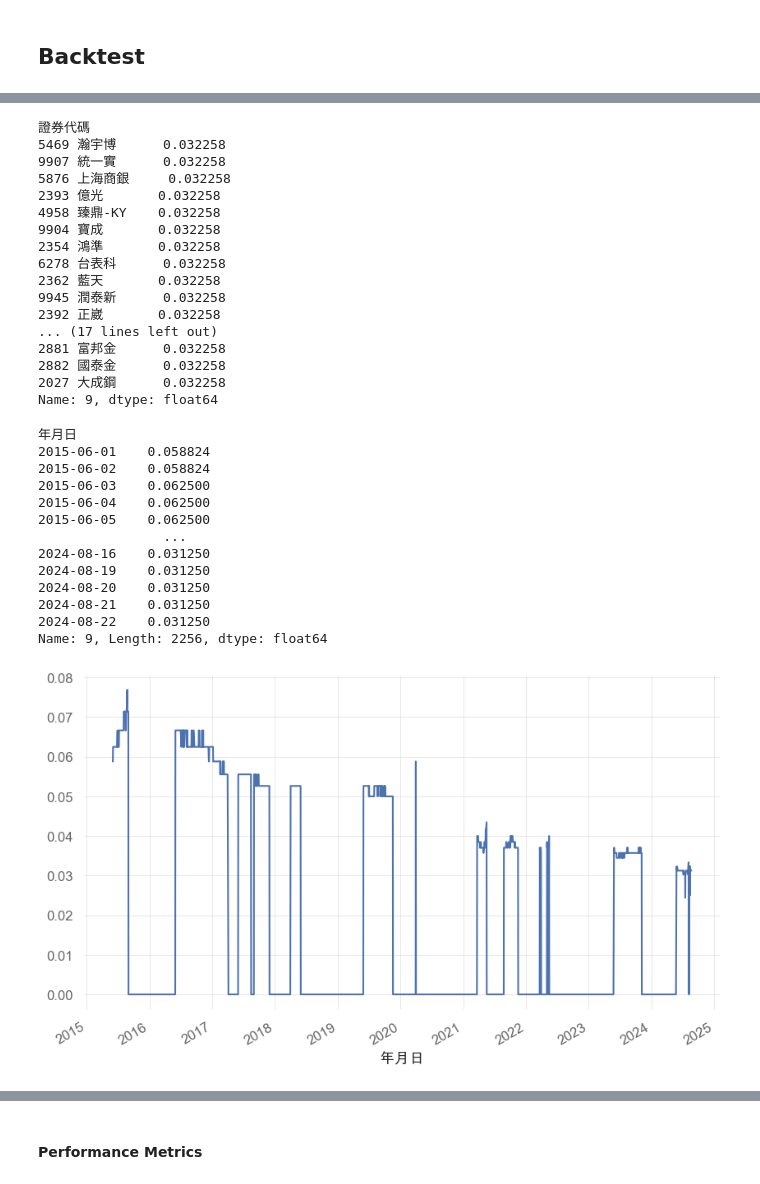
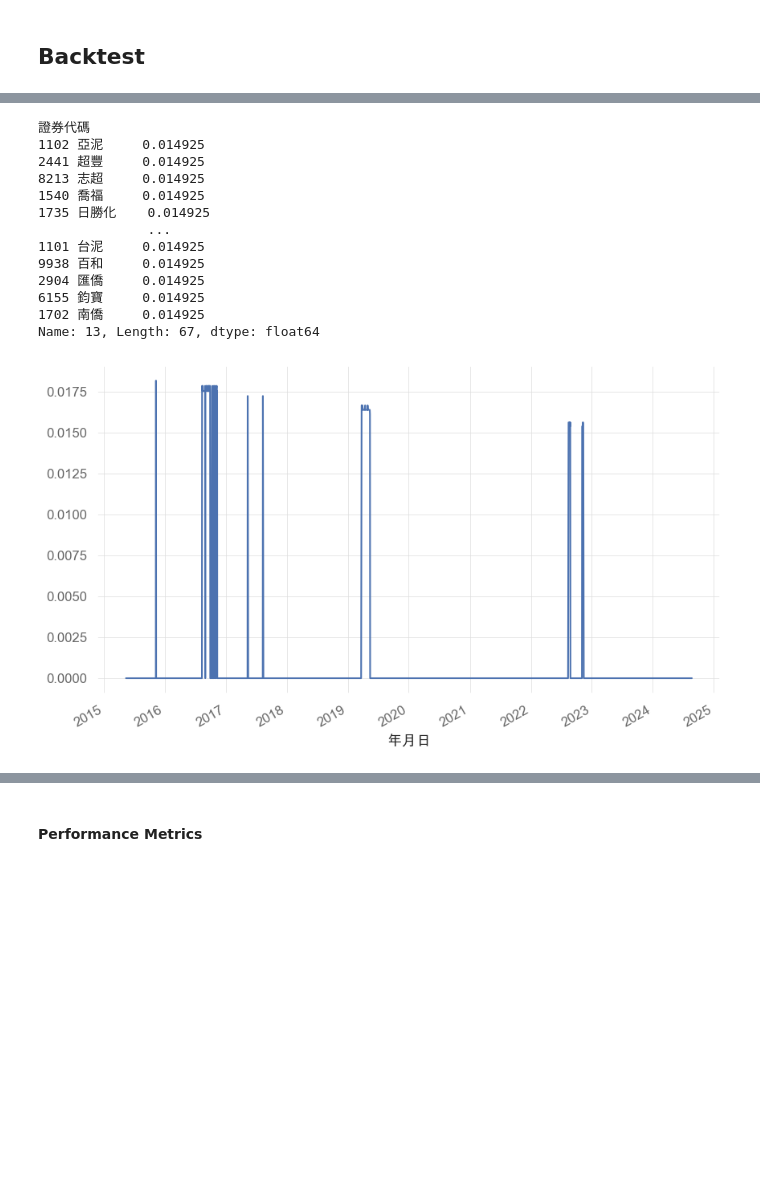
Before and after one commit to stuartlu0412/MLTaiwanStockPick, a Jupyter notebook: xgb_model.ipynb, the cells around one changed output, grey strips where cells are left out. Drawn from its saved outputs; the diff is of its cells as text; code cells hidden in the pictures; blank space fills up the shorter version.

```diff
--- a/xgb_model.ipynb
+++ b/xgb_model.ipynb
@@ -294,40 +294,24 @@ portfolio, position = backtest_daily_stocksort(data_transformed, price, clf = re
 # %%
-show_position_at_given_time(position, quantile = 9, date = '2024-08-12', save = False)
+show_position_at_given_time(position, quantile = 13, date = '2024-05-30', save = True)
 # %% [output]
 證券代碼
-5469 瀚宇博      0.032258
-9907 統一實      0.032258
-5876 上海商銀     0.032258
-2393 億光       0.032258
-4958 臻鼎-KY    0.032258
-9904 寶成       0.032258
-2354 鴻準       0.032258
-6278 台表科      0.032258
-2362 藍天       0.032258
-9945 潤泰新      0.032258
-2392 正崴       0.032258
-... (17 lines left out)
-2881 富邦金      0.032258
-2882 國泰金      0.032258
-2027 大成鋼      0.032258
-Name: 9, dtype: float64
+1102 亞泥     0.014925
+2441 超豐     0.014925
+8213 志超     0.014925
+1540 喬福     0.014925
+1735 日勝化    0.014925
+              ...
+1101 台泥     0.014925
+9938 百和     0.014925
+2904 匯僑     0.014925
+6155 鈞寶     0.014925
+1702 南僑     0.014925
+Name: 13, Length: 67, dtype: float64
-# %%
-show_position_for_given_stock(position, quantile=9, stock = '2882 國泰金')
-# %% [output]
-年月日
-2015-06-01    0.058824
-2015-06-02    0.058824
-2015-06-03    0.062500
-2015-06-04    0.062500
-2015-06-05    0.062500
-                ...
-2024-08-16    0.031250
-2024-08-19    0.031250
-2024-08-20    0.031250
-2024-08-21    0.031250
-2024-08-22    0.031250
-Name: 9, Length: 2256, dtype: float64
-[figure, removed]
+# %%
+pos = show_position_for_given_stock(position, quantile=9, stock = '5469 瀚宇博')
+#print(pos.loc['2023-1-1':])
+# %% [output]
+[figure, added]
 # %%
 '''
 交易成本估算：
```
Also changed, not shown: parts of 8 cells of this notebook, 2 other files.
